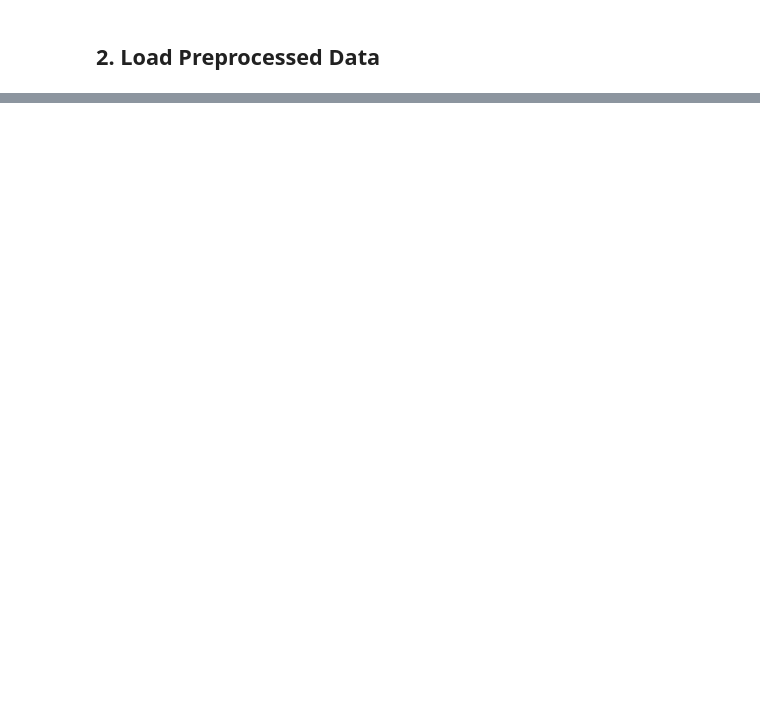
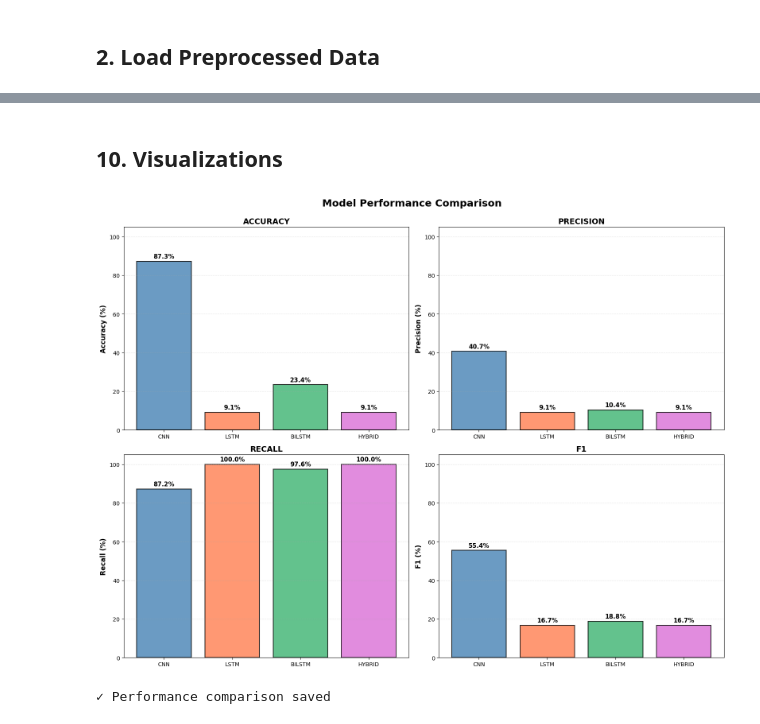
Before and after one commit to PranaavPrasad/Epilepsy-Detection, a Jupyter notebook: notebooks/03_model_training.ipynb, the cells around one changed output, grey strips where cells are left out. Cells and saved outputs as stored; diff of their text form; code cells hidden in the pictures; blank space fills up the shorter version.

Commit message:
updated models

```diff
--- a/notebooks/03_model_training.ipynb
+++ b/notebooks/03_model_training.ipynb
@@ -628,18 +145,0 @@ plt.show()
-# %%
-# Plot confusion matrices
-fig, axes = plt.subplots(1, 3, figsize=(16, 5))
-fig.suptitle('Confusion Matrices', fontsize=16, fontweight='bold')
-
-for idx, result in enumerate(results):
-    cm = confusion_matrix(y_test, result['y_pred'])
-
-    sns.heatmap(cm, annot=True, fmt='d', cmap='Blues', ax=axes[idx],
-                xticklabels=['Normal', 'Seizure'],
-                yticklabels=['Normal', 'Seizure'])
-    axes[idx].set_title(result['model'])
-    axes[idx].set_ylabel('True Label', fontweight='bold')
-    axes[idx].set_xlabel('Predicted Label', fontweight='bold')
-
-plt.tight_layout()
-plt.savefig(BASE_DIR / "data" / "processed" / "confusion_matrices.png", dpi=300, bbox_inches='tight')
-plt.show()
@@ -661,0 +1235,35 @@ plt.show()
+# %% [markdown]
+## 10. Visualizations
+# %%
+# Performance Comparison Bar Charts
+metrics = ['accuracy', 'precision', 'recall', 'f1']
+colors = ['steelblue', 'coral', 'mediumseagreen', 'orchid']
+
+fig, axes = plt.subplots(2, 2, figsize=(16, 12))
+fig.suptitle('Model Performance Comparison', fontsize=18, fontweight='bold', y=0.995)
+
+for idx, metric in enumerate(metrics):
+    ax = axes[idx // 2, idx % 2]
+    values = [r[metric] * 100 for r in results]
+    models = [r['model'] for r in results]
+
+    bars = ax.bar(models, values, color=colors, alpha=0.8, edgecolor='black', linewidth=1.5)
+    ax.set_ylabel(metric.capitalize() + ' (%)', fontsize=12, fontweight='bold')
+    ax.set_title(f'{metric.upper()}', fontsize=14, fontweight='bold')
+    ax.set_ylim([0, 105])
+    ax.grid(axis='y', alpha=0.3, linestyle='--')
+
+    # Add value labels
+    for bar in bars:
+        height = bar.get_height()
+        ax.text(bar.get_x() + bar.get_width()/2., height + 1,
+                f'{height:.1f}%', ha='center', va='bottom', fontweight='bold', fontsize=11)
+
+plt.tight_layout()
+plt.savefig(BASE_DIR / "data" / "processed" / "model_comparison.png", dpi=300, bbox_inches='tight')
+plt.show()
+
+print("✓ Performance comparison saved")
+# %% [output]
+[figure, added]
+✓ Performance comparison saved
```
Also changed, not shown: parts of 56 cells of this notebook, 1 other file.
